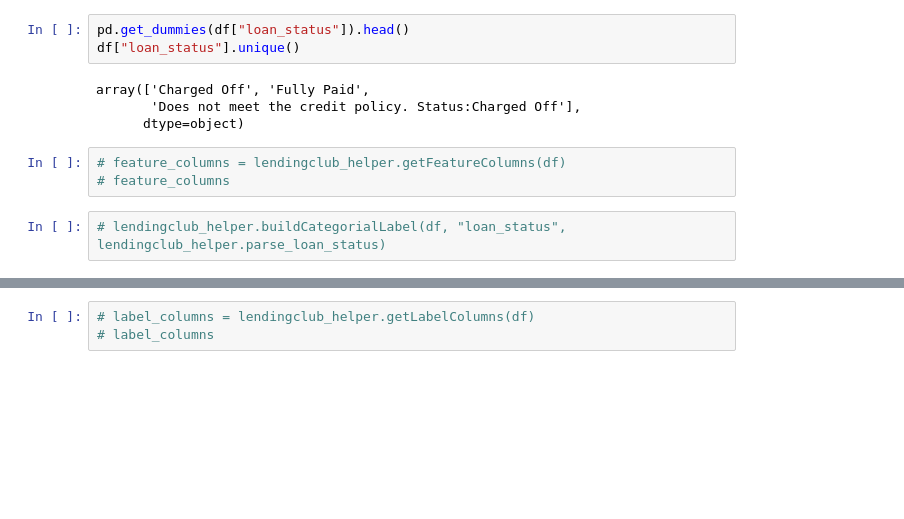
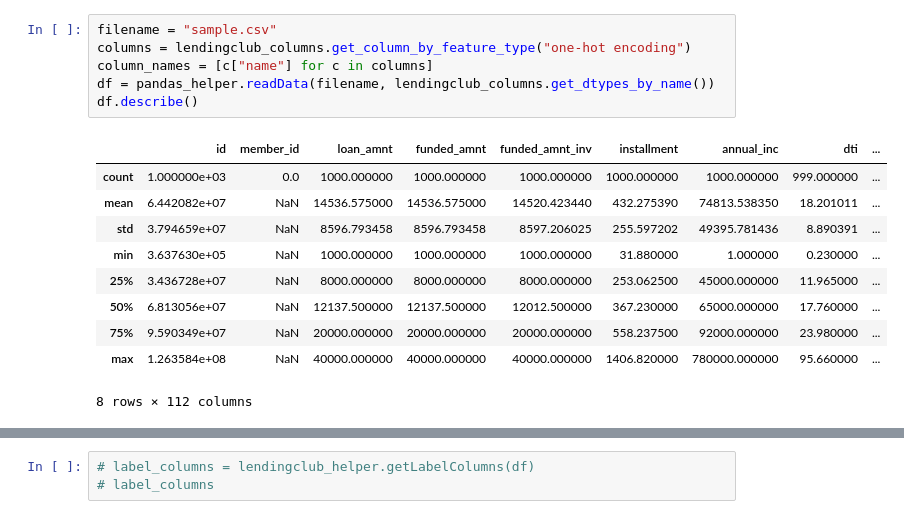
Before and after one commit to nissan18/blending-club, a Jupyter notebook: code/scratchpad.ipynb, the cells around one changed output, grey strips where cells are left out. Saved outputs shown, nothing was run; the diff lists cells and outputs as text; blank space fills up the shorter version.

Commit message:
initial values to one-hot encoding columns

```diff
--- a/code/scratchpad.ipynb
+++ b/code/scratchpad.ipynb
@@ -24,12 +10,17 @@ df.describe()
-# %%
-pd.get_dummies(df["loan_status"]).head()
-df["loan_status"].unique()
-# %% [output]
-array(['Charged Off', 'Fully Paid',
-       'Does not meet the credit policy. Status:Charged Off'],
-      dtype=object)
-# %%
-# feature_columns = lendingclub_helper.getFeatureColumns(df)
-# feature_columns
-# %%
-# lendingclub_helper.buildCategorialLabel(df, "loan_status", lendingclub_helper.parse_loan_status)
+# %%
+filename = "sample.csv"
+columns = lendingclub_columns.get_column_by_feature_type("one-hot encoding")
+column_names = [c["name"] for c in columns]
+df = pandas_helper.readData(filename, lendingclub_columns.get_dtypes_by_name())
+df.describe()
+# %% [output]
+|  | id | member_id | loan_amnt | funded_amnt | funded_amnt_inv | installment | annual_inc | dti | ... |
+| count | 1.000000e+03 | 0.0 | 1000.000000 | 1000.000000 | 1000.000000 | 1000.000000 | 1000.000000 | 999.000000 | ... |
+| mean | 6.442082e+07 | NaN | 14536.575000 | 14536.575000 | 14520.423440 | 432.275390 | 74813.538350 | 18.201011 | ... |
+| std | 3.794659e+07 | NaN | 8596.793458 | 8596.793458 | 8597.206025 | 255.597202 | 49395.781436 | 8.890391 | ... |
+| min | 3.637630e+05 | NaN | 1000.000000 | 1000.000000 | 1000.000000 | 31.880000 | 1.000000 | 0.230000 | ... |
+| 25% | 3.436728e+07 | NaN | 8000.000000 | 8000.000000 | 8000.000000 | 253.062500 | 45000.000000 | 11.965000 | ... |
+| 50% | 6.813056e+07 | NaN | 12137.500000 | 12137.500000 | 12012.500000 | 367.230000 | 65000.000000 | 17.760000 | ... |
+| 75% | 9.590349e+07 | NaN | 20000.000000 | 20000.000000 | 20000.000000 | 558.237500 | 92000.000000 | 23.980000 | ... |
+| max | 1.263584e+08 | NaN | 40000.000000 | 40000.000000 | 40000.000000 | 1406.820000 | 780000.000000 | 95.660000 | ... |
+8 rows × 112 columns
```
Also changed, not shown: parts of 5 cells of this notebook, 3 other files.
